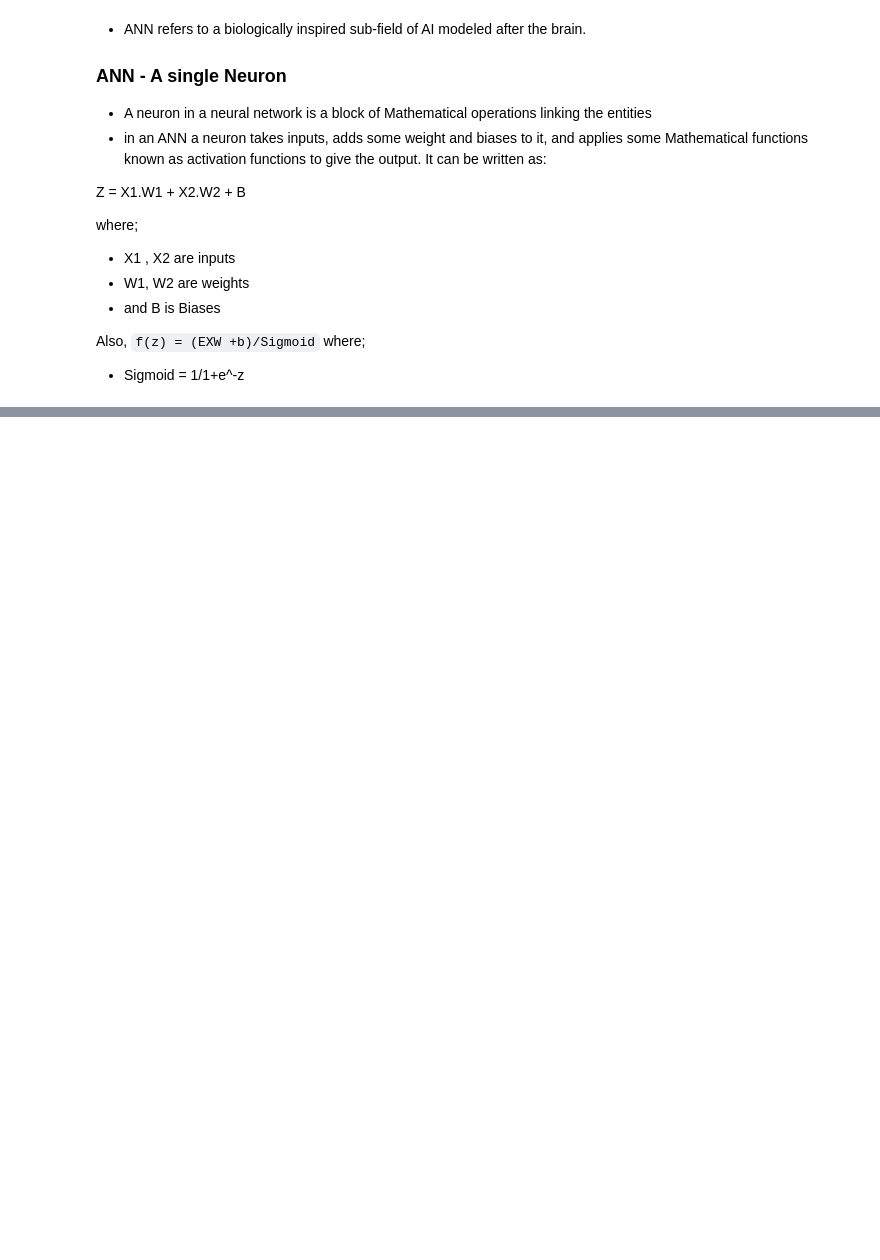
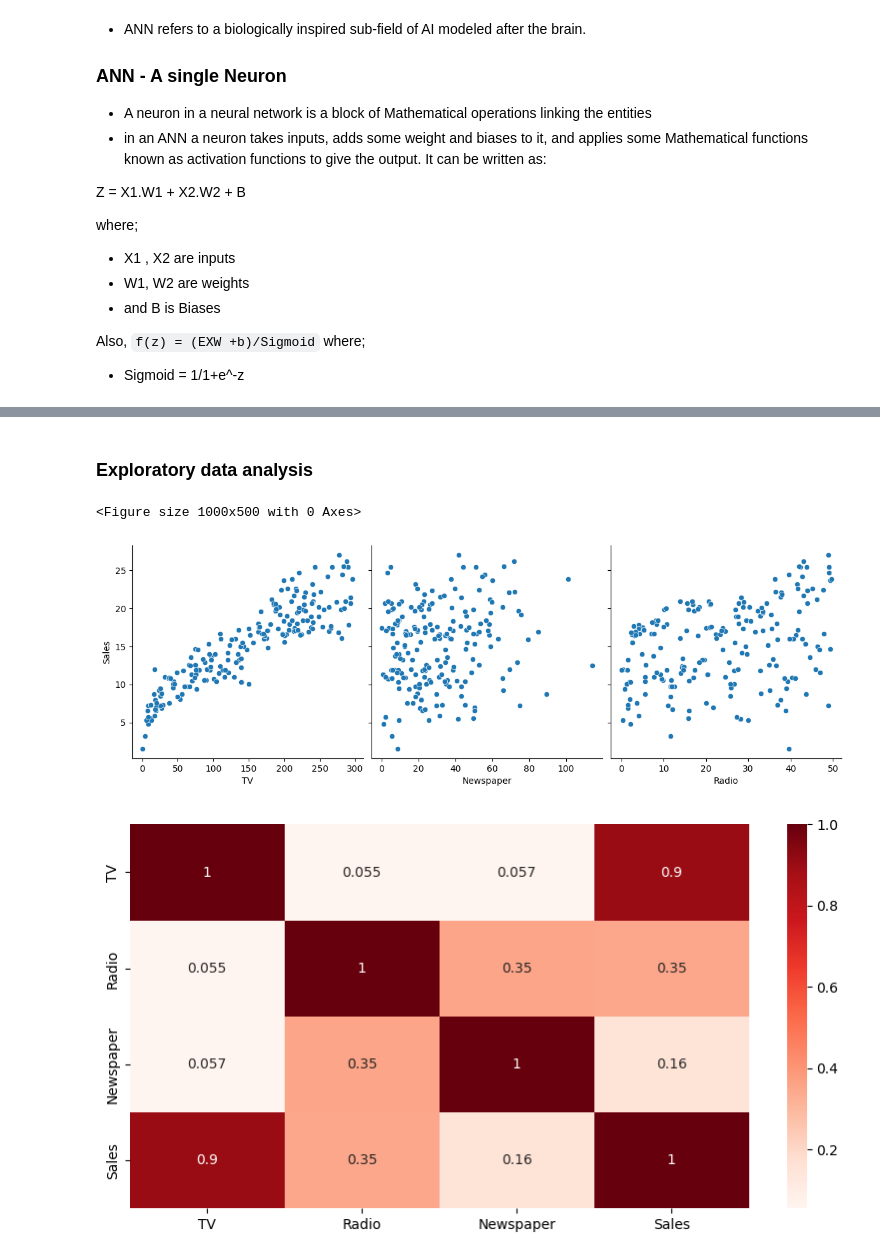
Before and after one commit to UjjwalKarkeyy/Python_Programming, a Jupyter notebook: Week-5_python.ipynb, the cells around one changed output, grey strips where cells are left out. Drawn from its saved outputs; the diff is of its cells as text; code cells hidden in the pictures; blank space fills up the shorter version.

```diff
--- a/Week-5_python.ipynb
+++ b/Week-5_python.ipynb
@@ -483,0 +558,3 @@ where;
+# %%
+marketing_data = pd.read_csv('./Data/marketing-sales.csv')
+marketing_data.head()
@@ -483,0 +574,19 @@ where;
+# %% [markdown]
+### Exploratory data analysis
+# %%
+import matplotlib.pyplot as plt
+import seaborn as sns
+
+# scattered plot between TV-Sales, Newspaper-Sales, Radio-Sales
+plt.figure(figsize=(10,5))
+sns.pairplot(marketing_data, x_vars=['TV', 'Newspaper', 'Radio'], y_vars='Sales', height=4, aspect=1, kind='scatter')
+plt.show()
+
+# Hitmap to find out the correlation between variables
+plt.figure(figsize=(10,5))
+sns.heatmap(marketing_data.corr(), cmap="Reds", annot = True)
+plt.show()
+# %% [output]
+<Figure size 1000x500 with 0 Axes>
+[figure, added]
+[figure, added]
```
Also changed, not shown: parts of 13 cells of this notebook, 2 other files.
